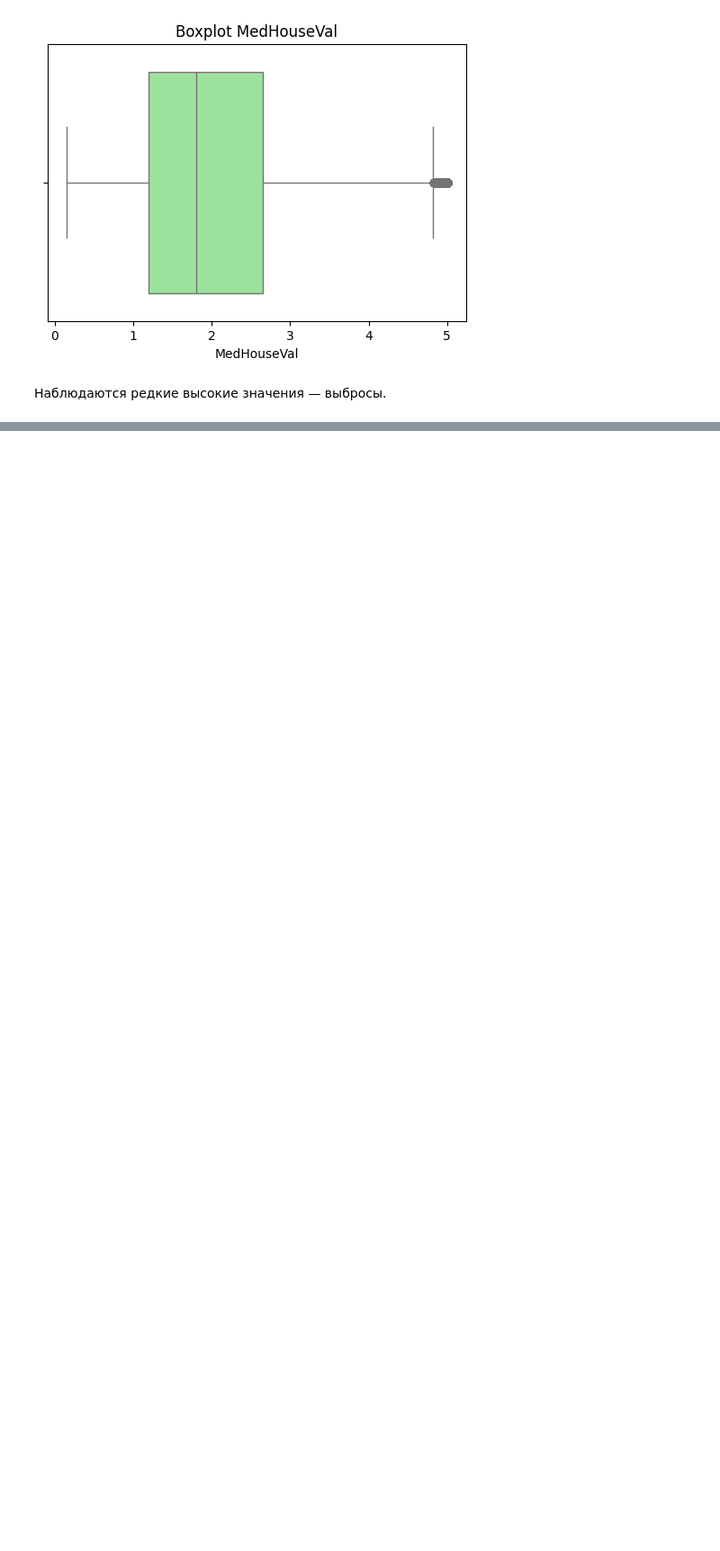
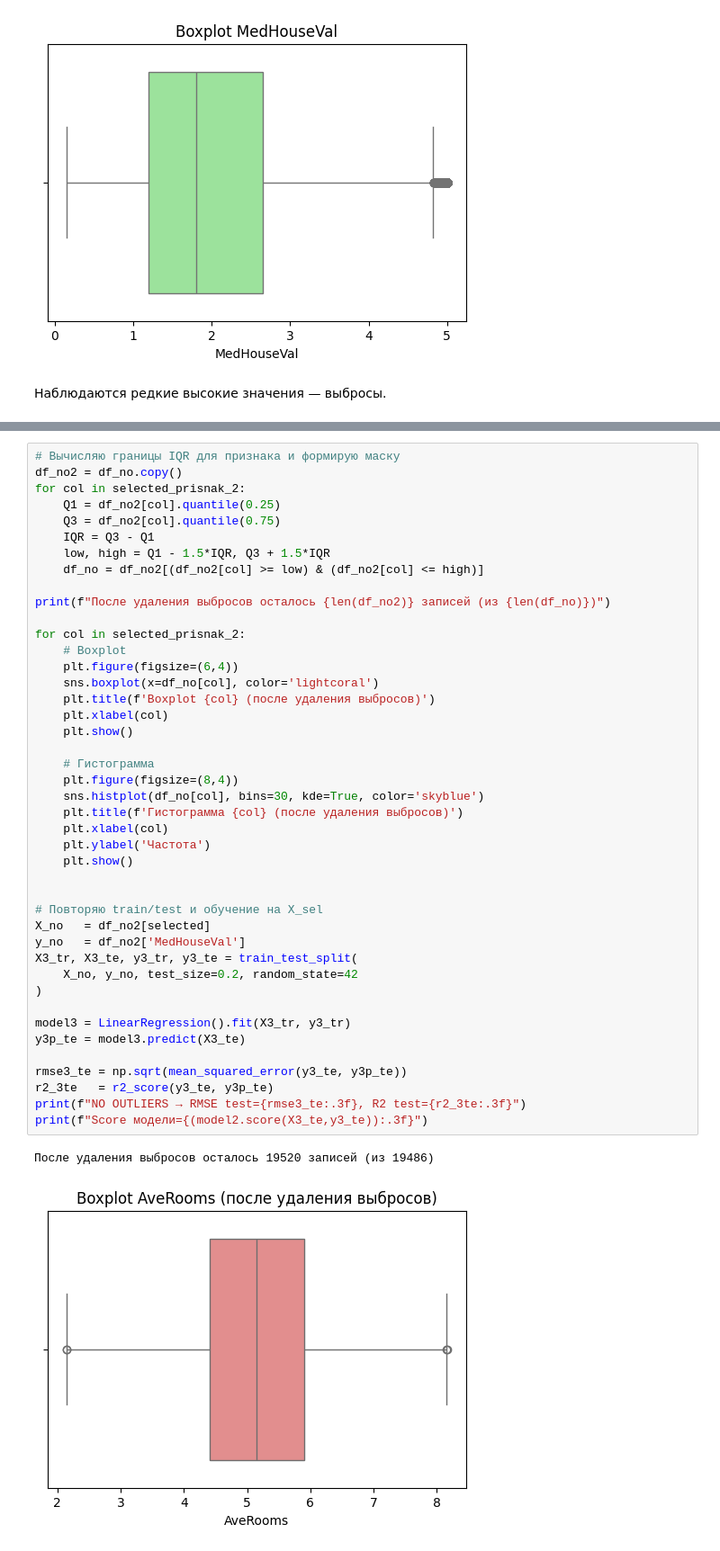
Before and after one commit to ArsT1982/DSML-59-DZ-5, a Jupyter notebook: DSML_59_DZ_5.ipynb, the cells around one changed output, grey strips where cells are left out. Shown at 90% size. Saved outputs shown, nothing was run; the diff lists cells and outputs as text; blank space fills up the shorter version.

```diff
--- a/DSML_59_DZ_5.ipynb
+++ b/DSML_59_DZ_5.ipynb
@@ -120,0 +242,46 @@ print("Отобранные признаки:", selected)
+# %%
+# Вычисляю границы IQR для признака и формирую маску
+df_no2 = df_no.copy()
+for col in selected_prisnak_2:
+    Q1 = df_no2[col].quantile(0.25)
+    Q3 = df_no2[col].quantile(0.75)
+    IQR = Q3 - Q1
+    low, high = Q1 - 1.5*IQR, Q3 + 1.5*IQR
+    df_no = df_no2[(df_no2[col] >= low) & (df_no2[col] <= high)]
+
+print(f"После удаления выбросов осталось {len(df_no2)} записей (из {len(df_no)})")
+
+for col in selected_prisnak_2:
+    # Boxplot
+    plt.figure(figsize=(6,4))
+    sns.boxplot(x=df_no[col], color='lightcoral')
+    plt.title(f'Boxplot {col} (после удаления выбросов)')
+    plt.xlabel(col)
+    plt.show()
+
+    # Гистограмма
+    plt.figure(figsize=(8,4))
+    sns.histplot(df_no[col], bins=30, kde=True, color='skyblue')
+    plt.title(f'Гистограмма {col} (после удаления выбросов)')
+    plt.xlabel(col)
+    plt.ylabel('Частота')
+    plt.show()
+
+
+# Повторяю train/test и обучение на X_sel
+X_no   = df_no2[selected]
+y_no   = df_no2['MedHouseVal']
+X3_tr, X3_te, y3_tr, y3_te = train_test_split(
+    X_no, y_no, test_size=0.2, random_state=42
+)
+
+model3 = LinearRegression().fit(X3_tr, y3_tr)
+y3p_te = model3.predict(X3_te)
+
+rmse3_te = np.sqrt(mean_squared_error(y3_te, y3p_te))
+r2_3te   = r2_score(y3_te, y3p_te)
+print(f"NO OUTLIERS → RMSE test={rmse3_te:.3f}, R2 test={r2_3te:.3f}")
+print(f"Score модели={(model2.score(X3_te,y3_te)):.3f}")
+# %% [output]
+После удаления выбросов осталось 19520 записей (из 19486)
+[figure, added]
```
Also changed, not shown: parts of 13 cells of this notebook.
